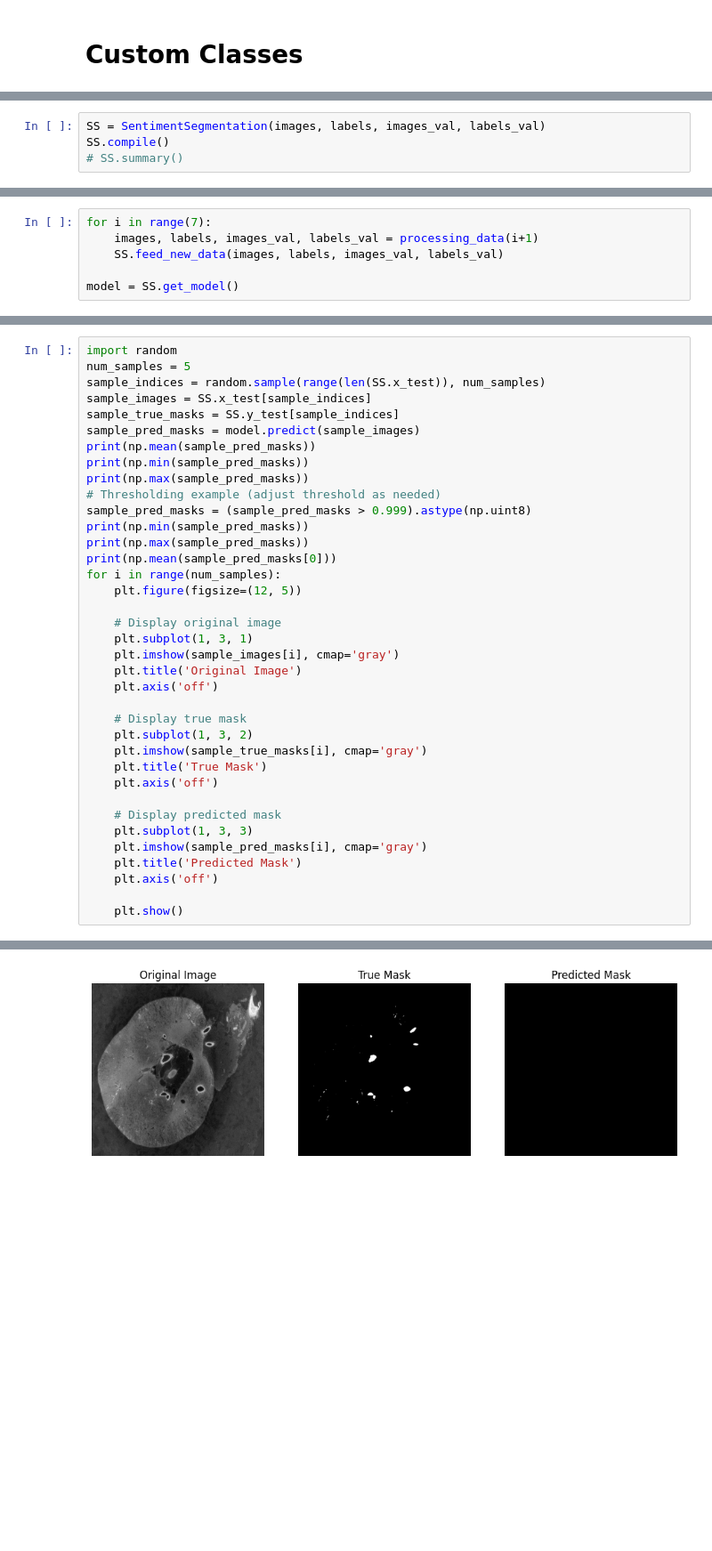
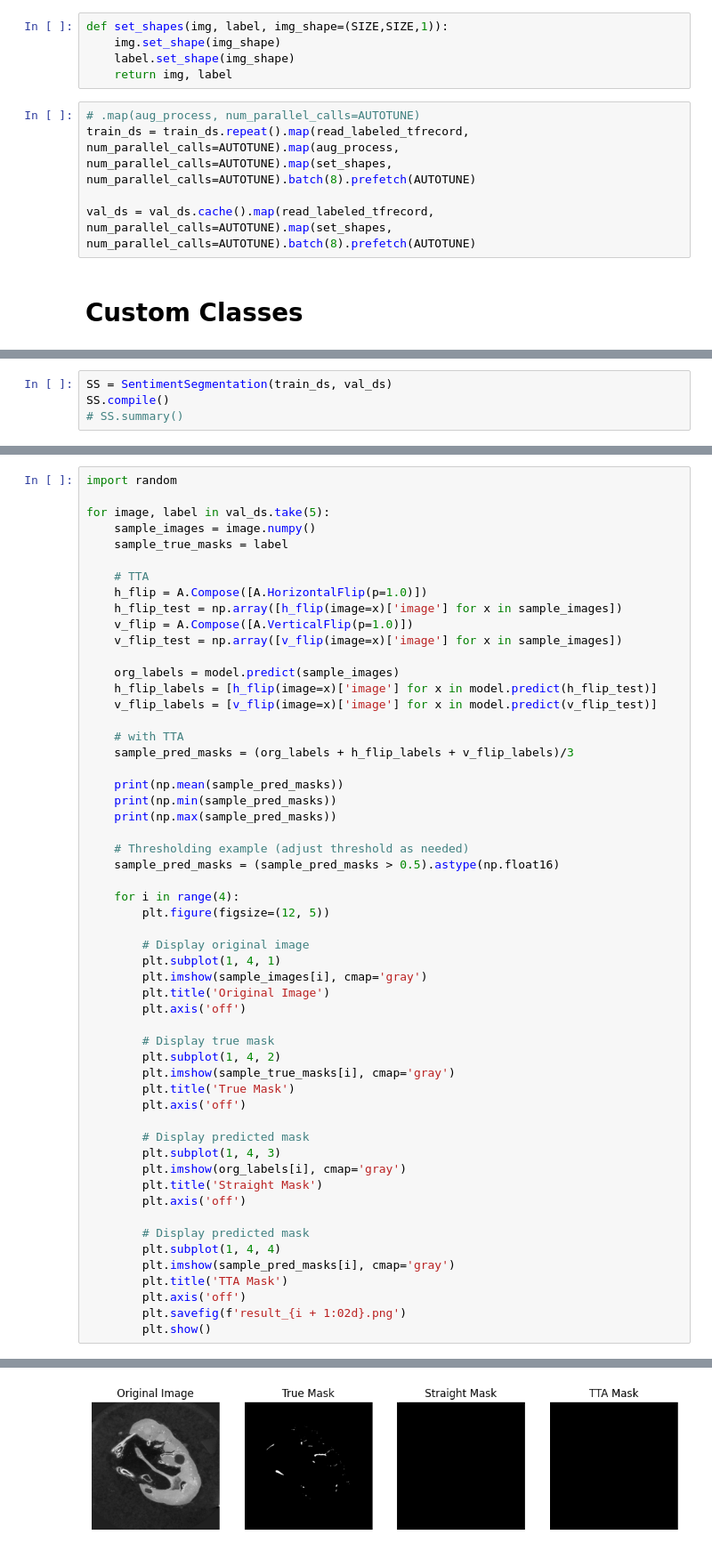
Before and after one commit to nimaiji/AICodes, a Jupyter notebook: Semantic Segmentation/Blood Vessel Segmentation/main-exp.ipynb, the cells around one changed output, grey strips where cells are left out. Shown at 89% size. Cells and saved outputs as stored; diff of their text form; blank space fills up the shorter version.

```diff
--- a/Semantic Segmentation/Blood Vessel Segmentation/main-exp.ipynb
+++ b/Semantic Segmentation/Blood Vessel Segmentation/main-exp.ipynb
@@ -186,3 +230,13 @@ Validation Labels: shape=(200, 512, 512, 1), dtype=float32
+# %%
+def set_shapes(img, label, img_shape=(SIZE,SIZE,1)):
+    img.set_shape(img_shape)
+    label.set_shape(img_shape)
+    return img, label
+# %%
+# .map(aug_process, num_parallel_calls=AUTOTUNE)
+train_ds = train_ds.repeat().map(read_labeled_tfrecord, num_parallel_calls=AUTOTUNE).map(aug_process, num_parallel_calls=AUTOTUNE).map(set_shapes, num_parallel_calls=AUTOTUNE).batch(8).prefetch(AUTOTUNE)
+
+val_ds = val_ds.cache().map(read_labeled_tfrecord, num_parallel_calls=AUTOTUNE).map(set_shapes, num_parallel_calls=AUTOTUNE).batch(8).prefetch(AUTOTUNE)
 # %% [markdown]
 # Custom Classes
 # %%
@@ -358,7 +440,7 @@ class SentimentSegmentation():
     def get_model(self):
         return self.model
 # %%
-SS = SentimentSegmentation(images, labels, images_val, labels_val)
+SS = SentimentSegmentation(train_ds, val_ds)
 SS.compile()
 # SS.summary()
 # %% [output]
@@ -404,6 +490,0 @@ GPU is available and used.
-# %%
-for i in range(7):
-    images, labels, images_val, labels_val = processing_data(i+1)
-    SS.feed_new_data(images, labels, images_val, labels_val)
-
-model = SS.get_model()
@@ -428,38 +491,56 @@ GPU is available and used.
 # %%
 import random
-num_samples = 5
-sample_indices = random.sample(range(len(SS.x_test)), num_samples)
-sample_images = SS.x_test[sample_indices]
-sample_true_masks = SS.y_test[sample_indices]
-sample_pred_masks = model.predict(sample_images)
-print(np.mean(sample_pred_masks))
-print(np.min(sample_pred_masks))
-print(np.max(sample_pred_masks))
-# Thresholding example (adjust threshold as needed)
-sample_pred_masks = (sample_pred_masks > 0.999).astype(np.uint8)
-print(np.min(sample_pred_masks))
-print(np.max(sample_pred_masks))
-print(np.mean(sample_pred_masks[0]))
-for i in range(num_samples):
-    plt.figure(figsize=(12, 5))
 
-    # Display original image
-    plt.subplot(1, 3, 1)
-    plt.imshow(sample_images[i], cmap='gray')
-    plt.title('Original Image')
-    plt.axis('off')
+for image, label in val_ds.take(5):
+    sample_images = image.numpy()
+    sample_true_masks = label
 
-    # Display true mask
-    plt.subplot(1, 3, 2)
-    plt.imshow(sample_true_masks[i], cmap='gray')
-    plt.title('True Mask')
-    plt.axis('off')
+    # TTA
+    h_flip = A.Compose([A.HorizontalFlip(p=1.0)])
+    h_flip_test = np.array([h_flip(image=x)['image'] for x in sample_images])
+    v_flip = A.Compose([A.VerticalFlip(p=1.0)])
+    v_flip_test = np.array([v_flip(image=x)['image'] for x in sample_images])
 
-    # Display predicted mask
-    plt.subplot(1, 3, 3)
-    plt.imshow(sample_pred_masks[i], cmap='gray')
-    plt.title('Predicted Mask')
-    plt.axis('off')
+    org_labels = model.predict(sample_images)
+    h_flip_labels = [h_flip(image=x)['image'] for x in model.predict(h_flip_test)]
+    v_flip_labels = [v_flip(image=x)['image'] for x in model.predict(v_flip_test)]
 
-    plt.show()
+    # with TTA
+    sample_pred_masks = (org_labels + h_flip_labels + v_flip_labels)/3
+
+    print(np.mean(sample_pred_masks))
+    print(np.min(sample_pred_masks))
+    print(np.max(sample_pred_masks))
+
+    # Thresholding example (adjust threshold as needed)
+    sample_pred_masks = (sample_pred_masks > 0.5).astype(np.float16)
+
+    for i in range(4):
+        plt.figure(figsize=(12, 5))
+
+        # Display original image
+        plt.subplot(1, 4, 1)
+        plt.imshow(sample_images[i], cmap='gray')
+        plt.title('Original Image')
+        plt.axis('off')
+
+        # Display true mask
+        plt.subplot(1, 4, 2)
+        plt.imshow(sample_true_masks[i], cmap='gray')
+        plt.title('True Mask')
+        plt.axis('off')
+
+        # Display predicted mask
+        plt.subplot(1, 4, 3)
+        plt.imshow(org_labels[i], cmap='gray')
+        plt.title('Straight Mask')
+        plt.axis('off')
+
+        # Display predicted mask
+        plt.subplot(1, 4, 4)
+        plt.imshow(sample_pred_masks[i], cmap='gray')
+        plt.title('TTA Mask')
+        plt.axis('off')
+        plt.savefig(f'result_{i + 1:02d}.png')
+        plt.show()
 # %% [output]
@@ -473 +553 @@ for i in range(num_samples):
-[figure, old version]
+[figure, new version]
```
Also changed, not shown: parts of 33 cells of this notebook.
